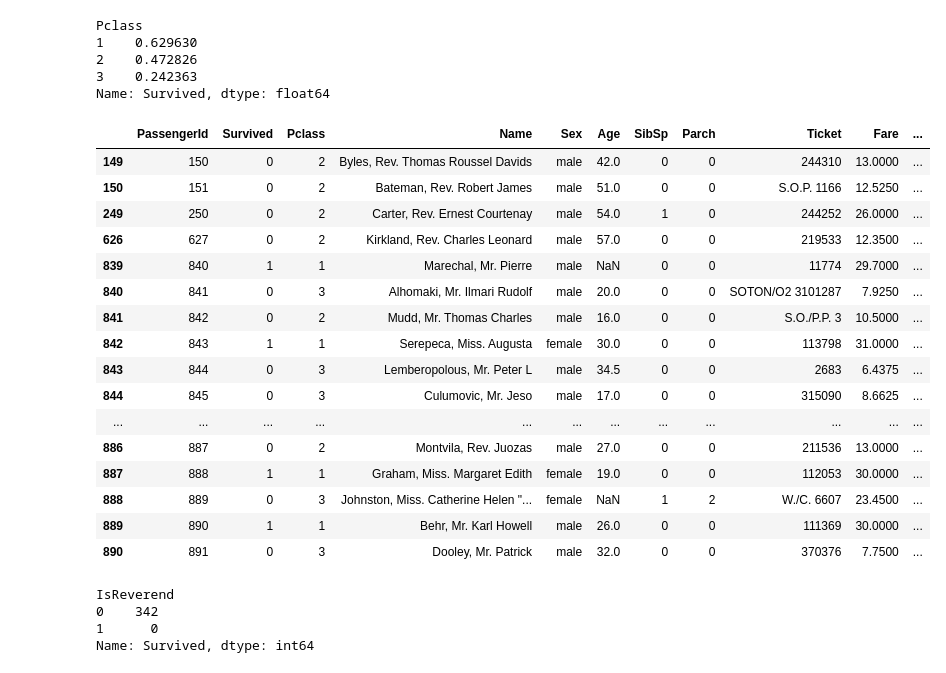
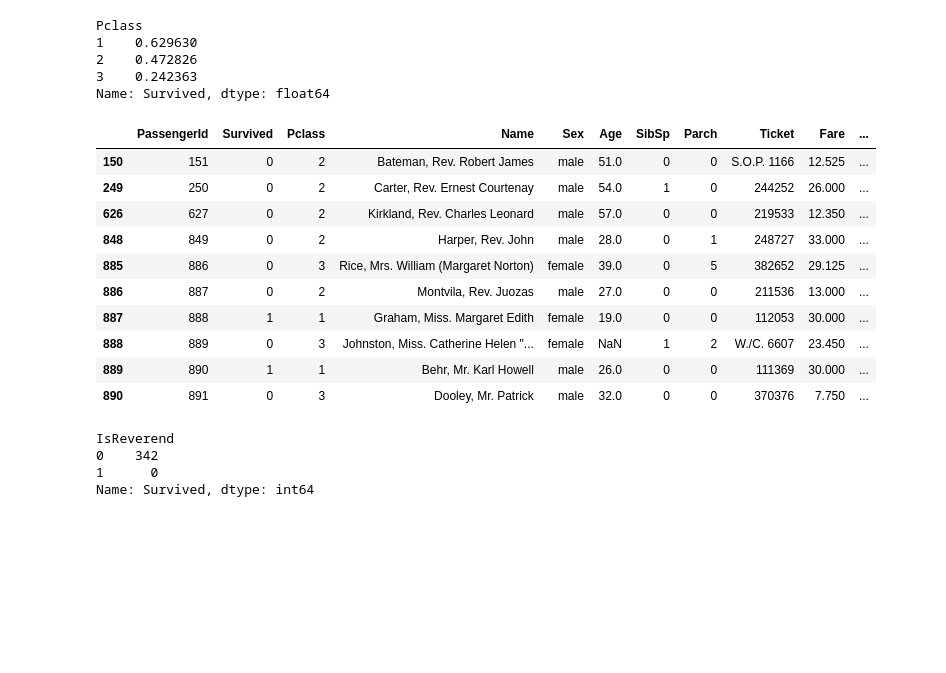
Before and after one commit to jasonjklim/Titanic, a Jupyter notebook: Jason Titanic.ipynb, the cells around one changed output. Cells and saved outputs as stored; diff of their text form; code cells hidden in the pictures; blank space fills up the shorter version.

```diff
--- a/Jason Titanic.ipynb
+++ b/Jason Titanic.ipynb
@@ -12,7 +12,7 @@ import matplotlib.pyplot as plt
 import seaborn as sns
 %matplotlib inline
 # %%
-titanic = pd.read_csv('train.csv')
+titanic = pd.read_csv('./titanic/train.csv')
 titanic.head()
 # %% [output]
 |  | PassengerId | Survived | Pclass | Name | Sex | Age | SibSp | Parch | Ticket | Fare | ... |
@@ -301,25 +284,19 @@ Name: Survived, dtype: float64
 #Did any reverends survive? How many?
 group_by_rev = titanic.groupby("IsReverend")
 # %%
-group_by_rev.tail(50)
+group_by_rev.tail()
 # %% [output]
 |  | PassengerId | Survived | Pclass | Name | Sex | Age | SibSp | Parch | Ticket | Fare | ... |
-| 149 | 150 | 0 | 2 | Byles, Rev. Thomas Roussel Davids | male | 42.0 | 0 | 0 | 244310 | 13.0000 | ... |
-| 150 | 151 | 0 | 2 | Bateman, Rev. Robert James | male | 51.0 | 0 | 0 | S.O.P. 1166 | 12.5250 | ... |
-| 249 | 250 | 0 | 2 | Carter, Rev. Ernest Courtenay | male | 54.0 | 1 | 0 | 244252 | 26.0000 | ... |
-| 626 | 627 | 0 | 2 | Kirkland, Rev. Charles Leonard | male | 57.0 | 0 | 0 | 219533 | 12.3500 | ... |
-| 839 | 840 | 1 | 1 | Marechal, Mr. Pierre | male | NaN | 0 | 0 | 11774 | 29.7000 | ... |
-| 840 | 841 | 0 | 3 | Alhomaki, Mr. Ilmari Rudolf | male | 20.0 | 0 | 0 | SOTON/O2 3101287 | 7.9250 | ... |
-| 841 | 842 | 0 | 2 | Mudd, Mr. Thomas Charles | male | 16.0 | 0 | 0 | S.O./P.P. 3 | 10.5000 | ... |
-| 842 | 843 | 1 | 1 | Serepeca, Miss. Augusta | female | 30.0 | 0 | 0 | 113798 | 31.0000 | ... |
-| 843 | 844 | 0 | 3 | Lemberopolous, Mr. Peter L | male | 34.5 | 0 | 0 | 2683 | 6.4375 | ... |
-| 844 | 845 | 0 | 3 | Culumovic, Mr. Jeso | male | 17.0 | 0 | 0 | 315090 | 8.6625 | ... |
-| ... | ... | ... | ... | ... | ... | ... | ... | ... | ... | ... | ... |
-| 886 | 887 | 0 | 2 | Montvila, Rev. Juozas | male | 27.0 | 0 | 0 | 211536 | 13.0000 | ... |
-| 887 | 888 | 1 | 1 | Graham, Miss. Margaret Edith | female | 19.0 | 0 | 0 | 112053 | 30.0000 | ... |
-| 888 | 889 | 0 | 3 | Johnston, Miss. Catherine Helen "... | female | NaN | 1 | 2 | W./C. 6607 | 23.4500 | ... |
-| 889 | 890 | 1 | 1 | Behr, Mr. Karl Howell | male | 26.0 | 0 | 0 | 111369 | 30.0000 | ... |
-| 890 | 891 | 0 | 3 | Dooley, Mr. Patrick | male | 32.0 | 0 | 0 | 370376 | 7.7500 | ... |
+| 150 | 151 | 0 | 2 | Bateman, Rev. Robert James | male | 51.0 | 0 | 0 | S.O.P. 1166 | 12.525 | ... |
+| 249 | 250 | 0 | 2 | Carter, Rev. Ernest Courtenay | male | 54.0 | 1 | 0 | 244252 | 26.000 | ... |
+| 626 | 627 | 0 | 2 | Kirkland, Rev. Charles Leonard | male | 57.0 | 0 | 0 | 219533 | 12.350 | ... |
+| 848 | 849 | 0 | 2 | Harper, Rev. John | male | 28.0 | 0 | 1 | 248727 | 33.000 | ... |
+| 885 | 886 | 0 | 3 | Rice, Mrs. William (Margaret Norton) | female | 39.0 | 0 | 5 | 382652 | 29.125 | ... |
+| 886 | 887 | 0 | 2 | Montvila, Rev. Juozas | male | 27.0 | 0 | 0 | 211536 | 13.000 | ... |
+| 887 | 888 | 1 | 1 | Graham, Miss. Margaret Edith | female | 19.0 | 0 | 0 | 112053 | 30.000 | ... |
+| 888 | 889 | 0 | 3 | Johnston, Miss. Catherine Helen "... | female | NaN | 1 | 2 | W./C. 6607 | 23.450 | ... |
+| 889 | 890 | 1 | 1 | Behr, Mr. Karl Howell | male | 26.0 | 0 | 0 | 111369 | 30.000 | ... |
+| 890 | 891 | 0 | 3 | Dooley, Mr. Patrick | male | 32.0 | 0 | 0 | 370376 | 7.750 | ... |
 # %%
 group_by_rev.Survived.sum()
 # %% [output]
```
Also changed, not shown: parts of 13 cells of this notebook, 5 other files.
